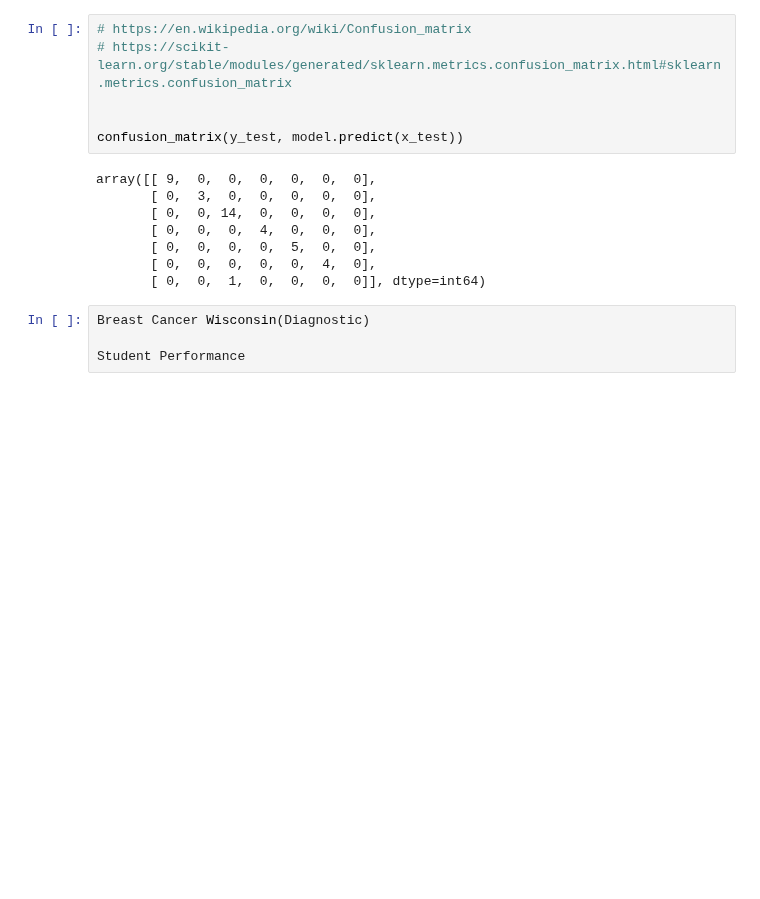
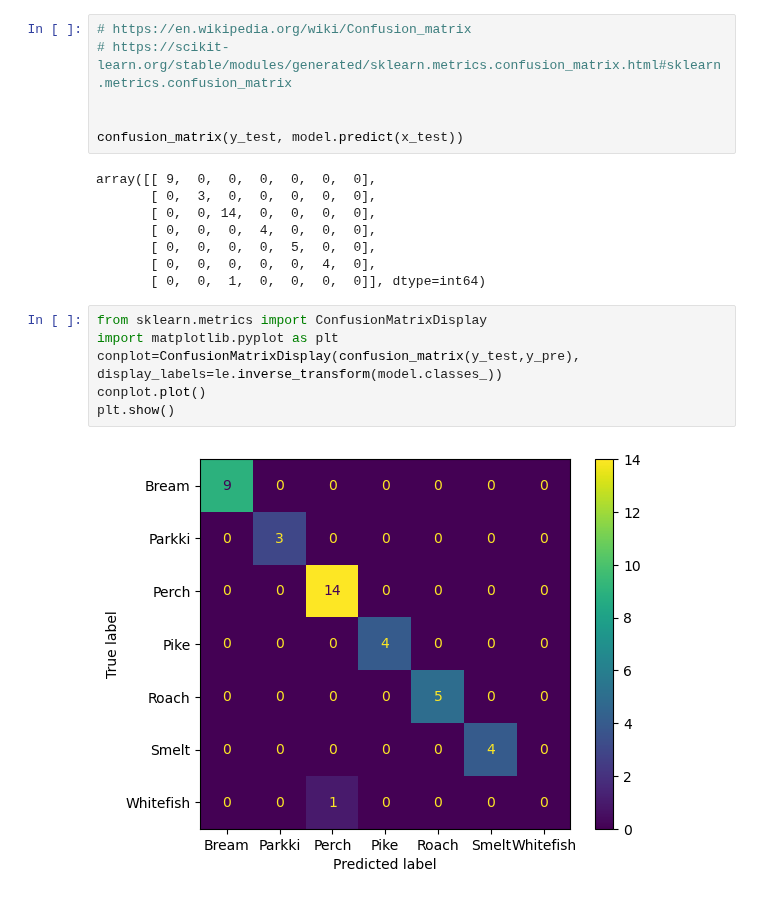
Before and after one commit to noah2397/KDT05_Machine-Learning, a Jupyter notebook: DAY05/ex_fish_logisticRegression.ipynb, the cells around one changed output. Saved outputs shown, nothing was run; the diff lists cells and outputs as text; blank space fills up the shorter version.

```diff
--- a/DAY05/ex_fish_logisticRegression.ipynb
+++ b/DAY05/ex_fish_logisticRegression.ipynb
@@ -179,7 +173,11 @@ array([[ 9,  0,  0,  0,  0,  0,  0],
        [ 0,  0,  0,  0,  5,  0,  0],
        [ 0,  0,  0,  0,  0,  4,  0],
        [ 0,  0,  1,  0,  0,  0,  0]], dtype=int64)
-# %%
-Breast Cancer Wisconsin(Diagnostic)
-
-Student Performance
+# %%
+from sklearn.metrics import ConfusionMatrixDisplay
+import matplotlib.pyplot as plt
+conplot=ConfusionMatrixDisplay(confusion_matrix(y_test,y_pre), display_labels=le.inverse_transform(model.classes_))
+conplot.plot()
+plt.show()
+# %% [output]
+[figure, added]
```
Also changed, not shown: parts of 2 cells of this notebook, 15 other files.
